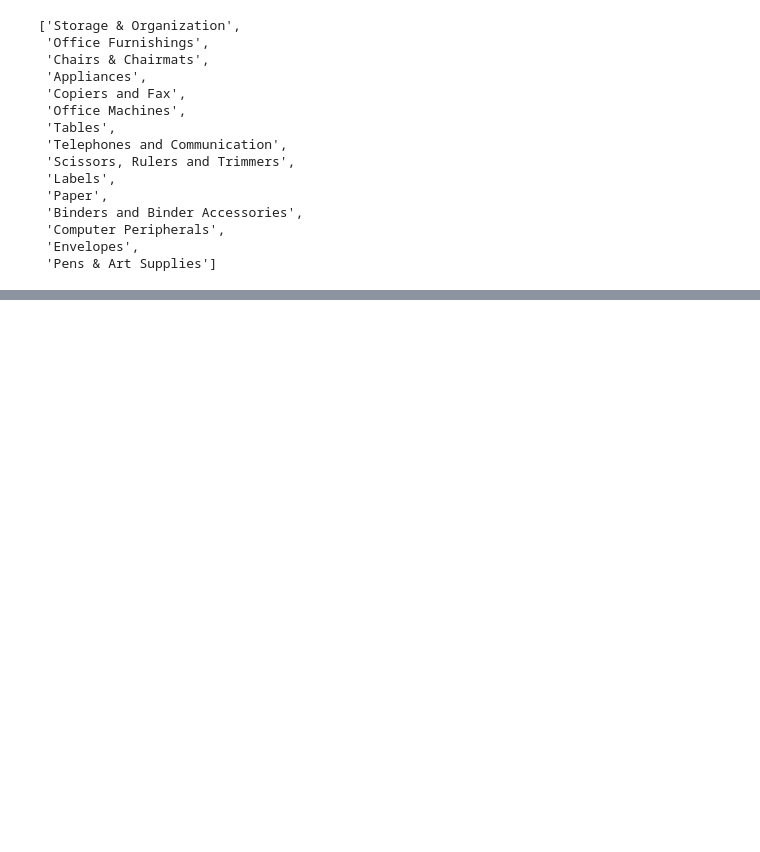
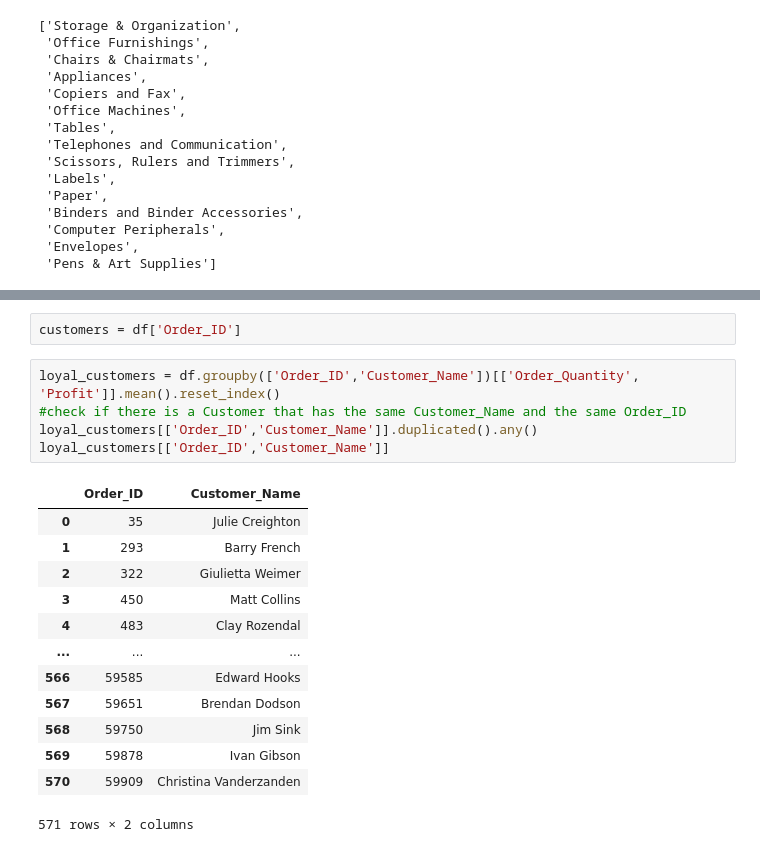
Before and after one commit to Amrane20/Sales_Analysis, a Jupyter notebook: data_cleaning.ipynb, the cells around one changed output, grey strips where cells are left out. Cells and saved outputs as stored; diff of their text form; blank space fills up the shorter version.

```diff
--- a/data_cleaning.ipynb
+++ b/data_cleaning.ipynb
@@ -175,0 +354,21 @@ sup_products
+# %%
+customers = df['Order_ID']
+# %%
+loyal_customers = df.groupby(['Order_ID','Customer_Name'])[['Order_Quantity', 'Profit']].mean().reset_index()
+#check if there is a Customer that has the same Customer_Name and the same Order_ID
+loyal_customers[['Order_ID','Customer_Name']].duplicated().any()
+loyal_customers[['Order_ID','Customer_Name']]
+# %% [output]
+|  | Order_ID | Customer_Name |
+| 0 | 35 | Julie Creighton |
+| 1 | 293 | Barry French |
+| 2 | 322 | Giulietta Weimer |
+| 3 | 450 | Matt Collins |
+| 4 | 483 | Clay Rozendal |
+| ... | ... | ... |
+| 566 | 59585 | Edward Hooks |
+| 567 | 59651 | Brendan Dodson |
+| 568 | 59750 | Jim Sink |
+| 569 | 59878 | Ivan Gibson |
+| 570 | 59909 | Christina Vanderzanden |
+571 rows × 2 columns
```
Also changed, not shown: parts of 26 cells of this notebook.
